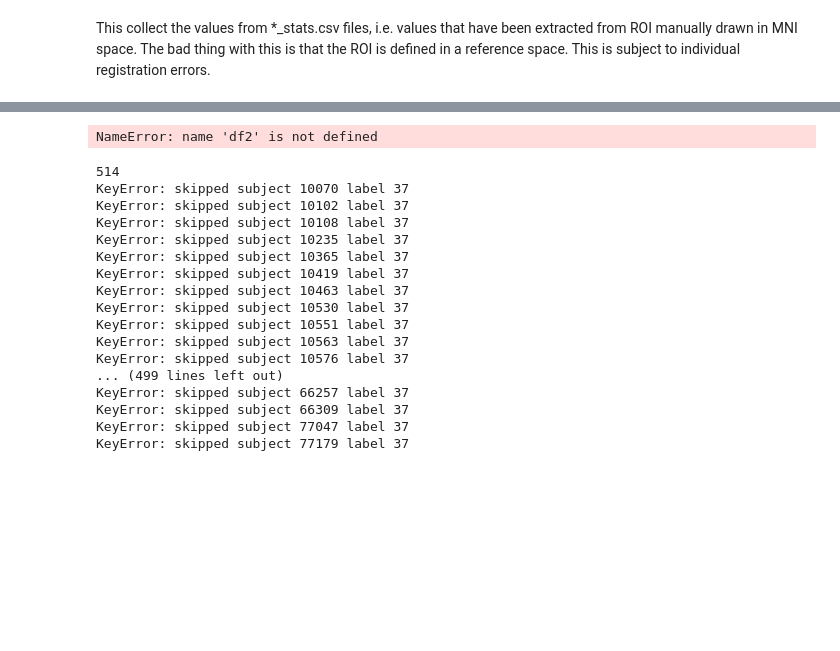
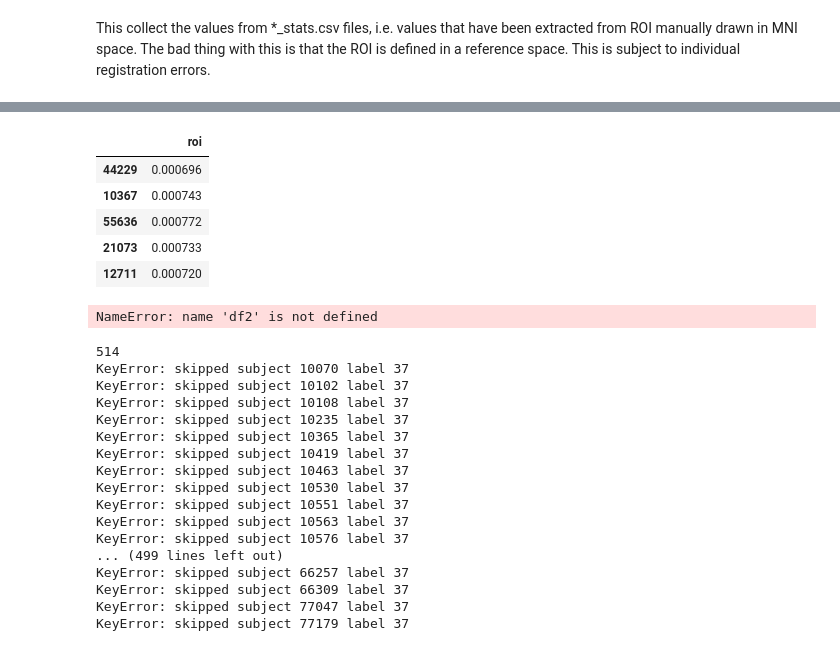
Before and after one commit to xgrg/alfa, a Jupyter notebook: notebooks/ROI analyses/ROI analysis (MNI space) DARTEL csf0 (ROI DARTEL).ipynb, the cells around one changed output, grey strips where cells are left out. Saved outputs shown, nothing was run; the diff lists cells and outputs as text; code cells hidden in the pictures; blank space fills up the shorter version.

```diff
--- a/notebooks/ROI analyses/ROI analysis (MNI space) DARTEL csf0 (ROI DARTEL).ipynb
+++ b/notebooks/ROI analyses/ROI analysis (MNI space) DARTEL csf0 (ROI DARTEL).ipynb
@@ -118,27 +7,0 @@ Hippocampus_L 37
-# %%
-def collect_roivalues(roilabel, verbose=False):
-    ''' This collect the values from *_AAL_MD_stats.csv files, that is
-    MD mean values in every subject's NATIVE space.
-    '''
-
-    subjects  = json.load(open('/home/grg/spm/data/subjects.json'))
-    subjects = [string.atoi(osp.split(e)[-1].split('_')[0]) for e in glob('/home/grg/spm/ROIapoE/ROI_DARTEL/roivalues_csf0/*.csv')]
-
-    data_wd = '/home/grg/data/ALFA_DWI'
-
-    data = []
-    subj = []
-
-    for s in subjects:
-        fp = '/home/grg/spm/ROIapoE/ROI_DARTEL/roivalues_csf0/%s_stats.csv'%s
-        if verbose:
-            print s, fp
-        df = pd.read_csv(fp, sep='\t').set_index('ROI_label')
-        try:
-            data.append(df.ix[roilabel]['mean'])
-            subj.append(s)
-        except KeyError as e:
-            print 'KeyError: skipped subject', s, 'label', e
-        except IndexError as e:
-            print 'IndexError: skipped subject', s, 'label', e
-    return pd.DataFrame(data, index=subj, columns=['roi'])
@@ -333,3 +46,13 @@ plt.savefig('/tmp/test.svg', format='svg')
+# %%
+roivalues = collect_roivalues(1, csvfiles, subjects, verbose=False)
+roivalues.head()
+# %% [output]
+|  | roi |
+| 44229 | 0.000696 |
+| 10367 | 0.000743 |
+| 55636 | 0.000772 |
+| 21073 | 0.000733 |
+| 12711 | 0.000720 |
 # %%
 import plotly
 #plotly.init_notebook_mode()
```
Also changed, not shown: parts of 17 cells of this notebook, 4 other files.
